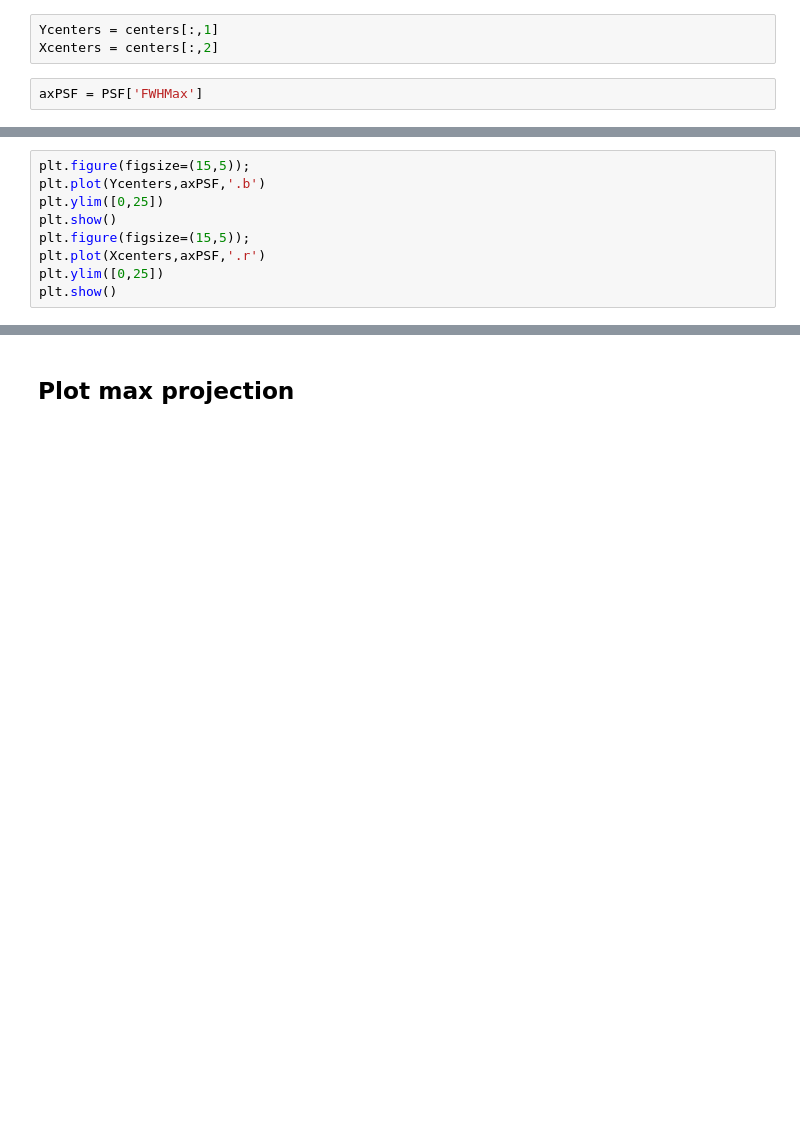
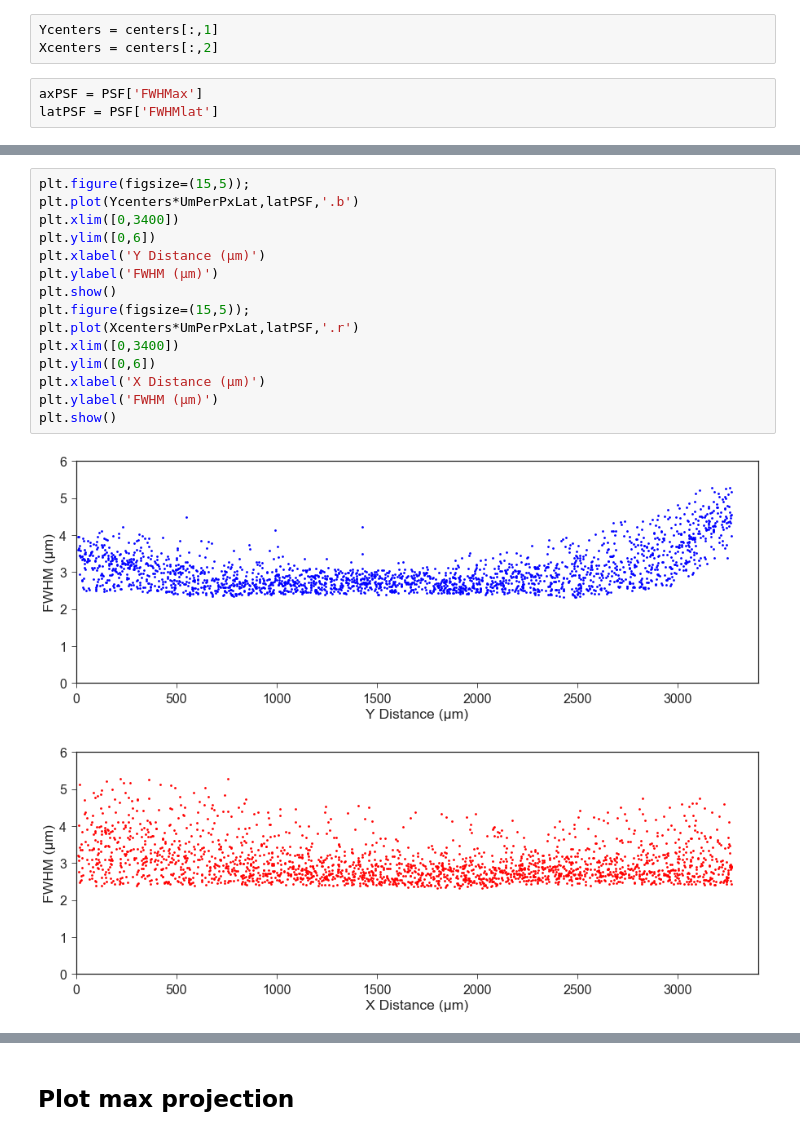
Before and after one commit to mesoSPIM/mesoSPIM-PSFanalysis, a Jupyter notebook: example-playground.ipynb, the cells around one changed output, grey strips where cells are left out. Drawn from its saved outputs; the diff is of its cells as text; blank space fills up the shorter version.

```diff
--- a/example-playground.ipynb
+++ b/example-playground.ipynb
@@ -124,6 +124,7 @@ Ycenters = centers[:,1]
 Xcenters = centers[:,2]
 # %%
 axPSF = PSF['FWHMax']
+latPSF = PSF['FWHMlat']
 # %%
 plt.figure(figsize=(15,5));
 plt.plot(Ycenters*UmPerPxLat,axPSF,'.b')
@@ -145,9 +146,18 @@ plt.show()
 # %%
 plt.figure(figsize=(15,5));
-plt.plot(Ycenters,axPSF,'.b')
-plt.ylim([0,25])
+plt.plot(Ycenters*UmPerPxLat,latPSF,'.b')
+plt.xlim([0,3400])
+plt.ylim([0,6])
+plt.xlabel('Y Distance (μm)')
+plt.ylabel('FWHM (μm)')
 plt.show()
 plt.figure(figsize=(15,5));
-plt.plot(Xcenters,axPSF,'.r')
-plt.ylim([0,25])
+plt.plot(Xcenters*UmPerPxLat,latPSF,'.r')
+plt.xlim([0,3400])
+plt.ylim([0,6])
+plt.xlabel('X Distance (μm)')
+plt.ylabel('FWHM (μm)')
 plt.show()
+# %% [output]
+[figure, added]
+[figure, added]
```
Also changed, not shown: parts of 5 cells of this notebook.
